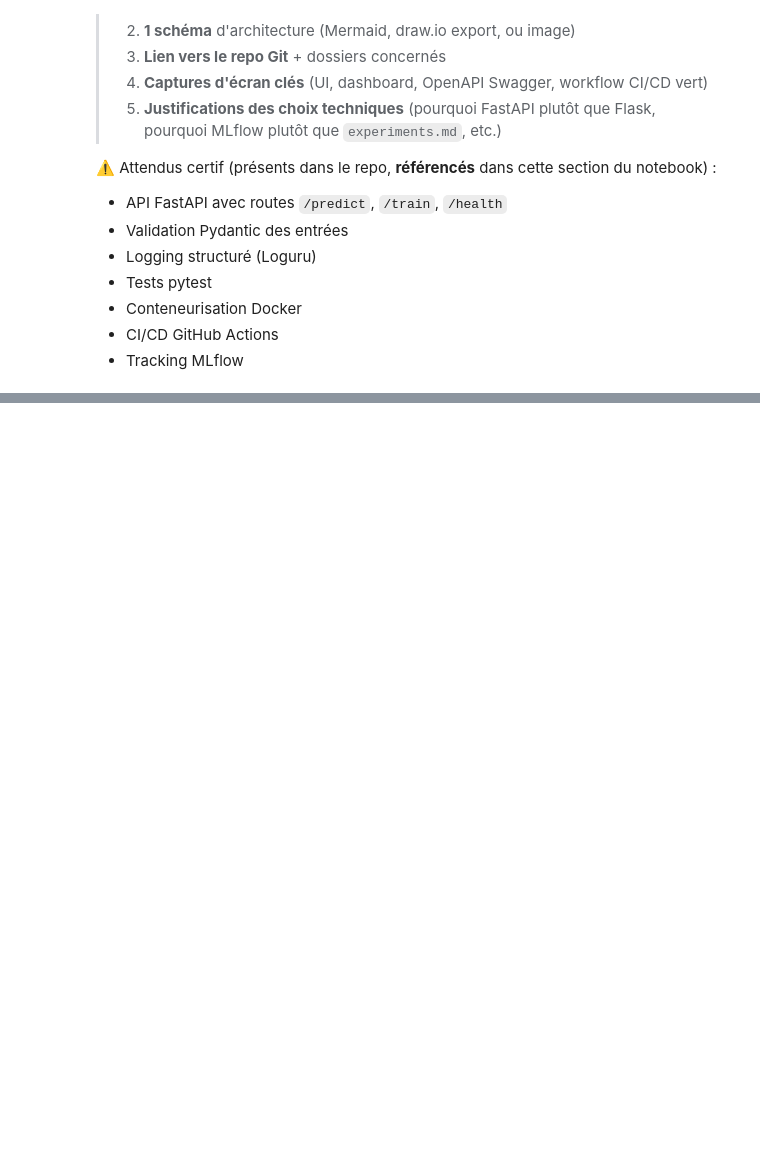
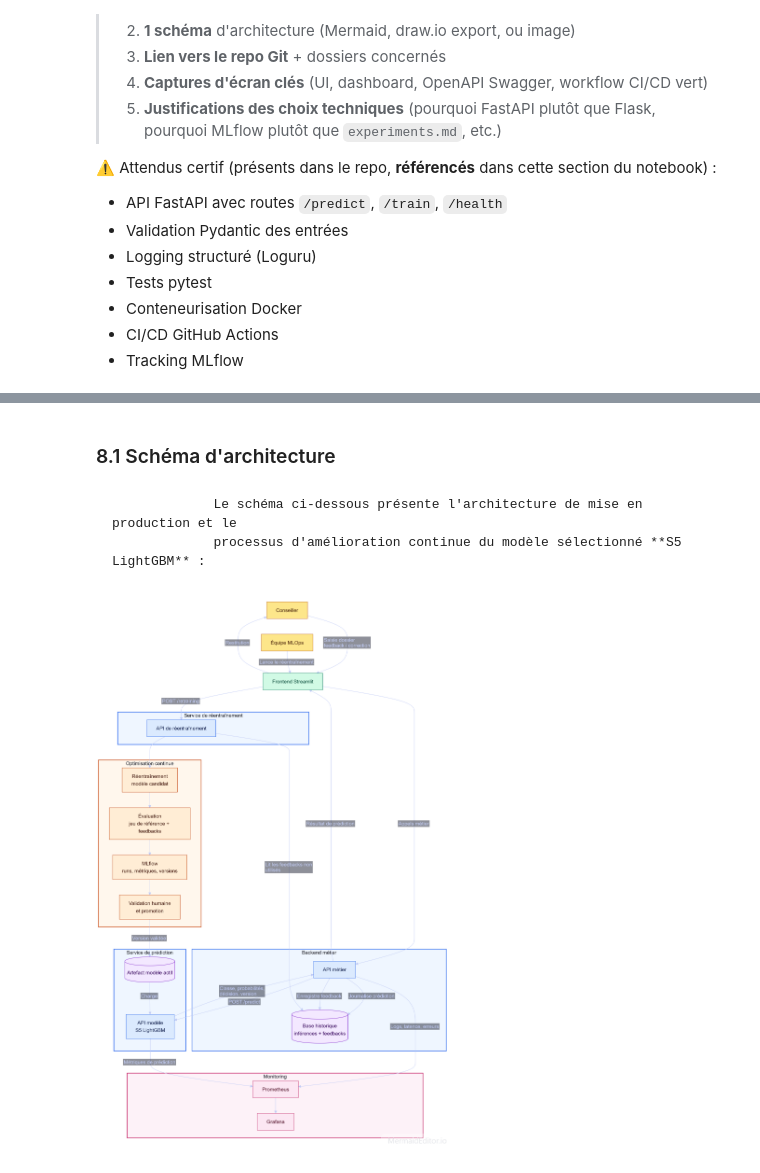
Before and after one commit to ddedomeni-j/Certification-Atlas-Cisia, a Jupyter notebook: Notebbok/ProjetFinal.ipynb, the cells around one changed output, grey strips where cells are left out. Saved outputs shown, nothing was run; the diff lists cells and outputs as text; code cells hidden in the pictures; blank space fills up the shorter version.

Commit message:
Doc : formalisation parties 8 et 9 du notebook, supervision des services, CI/CD, suivi du modèle en production.

```diff
--- a/Notebbok/ProjetFinal.ipynb
+++ b/Notebbok/ProjetFinal.ipynb
@@ -3975,0 +3847,14 @@ jupyter nbconvert --to pdf rendu_certif.ipynb
+# %% [markdown]
+### 8.1 Schéma d'architecture
+# %%
+from IPython.display import Markdown, Image
+display(Markdown("""
+                 Le schéma ci-dessous présente l'architecture de mise en production et le
+                 processus d'amélioration continue du modèle sélectionné **S5 LightGBM** :
+                 """))
+Image("Schema_Architecture.png", width=1200)
+# %% [output]
+
+                 Le schéma ci-dessous présente l'architecture de mise en production et le
+                 processus d'amélioration continue du modèle sélectionné **S5 LightGBM** :
+[figure, added]
```
Also changed, not shown: parts of 86 cells of this notebook.
